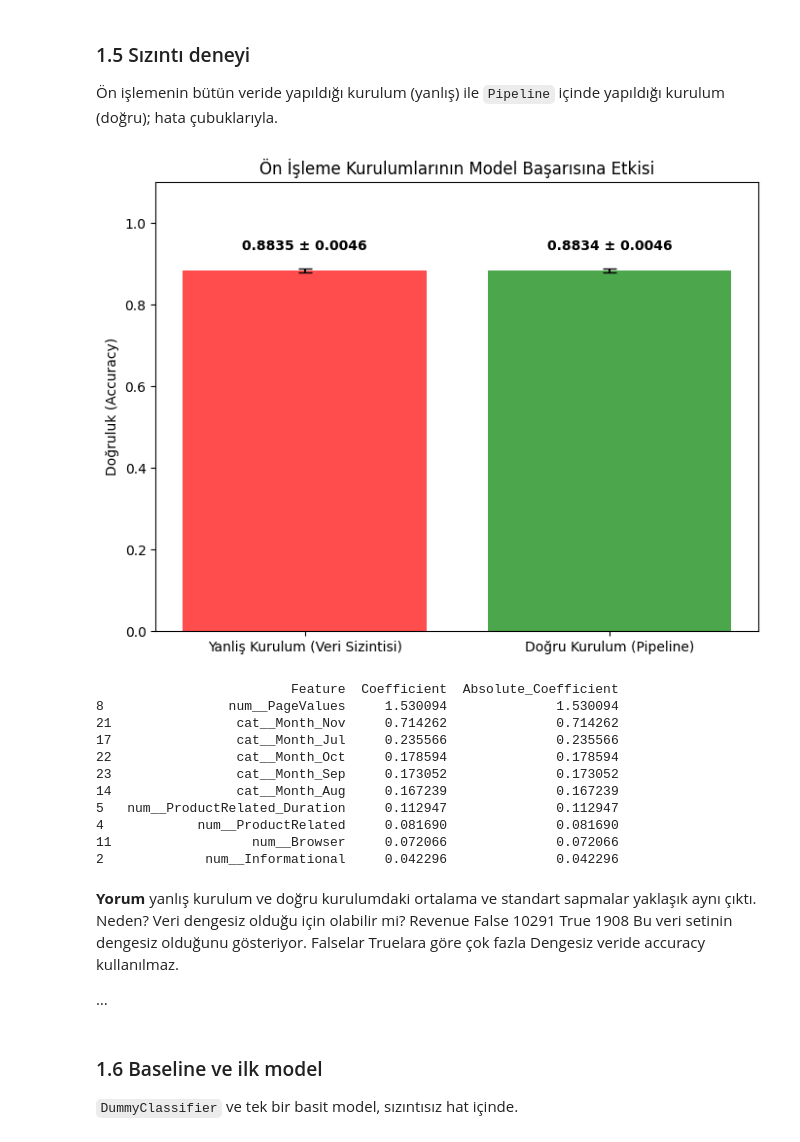
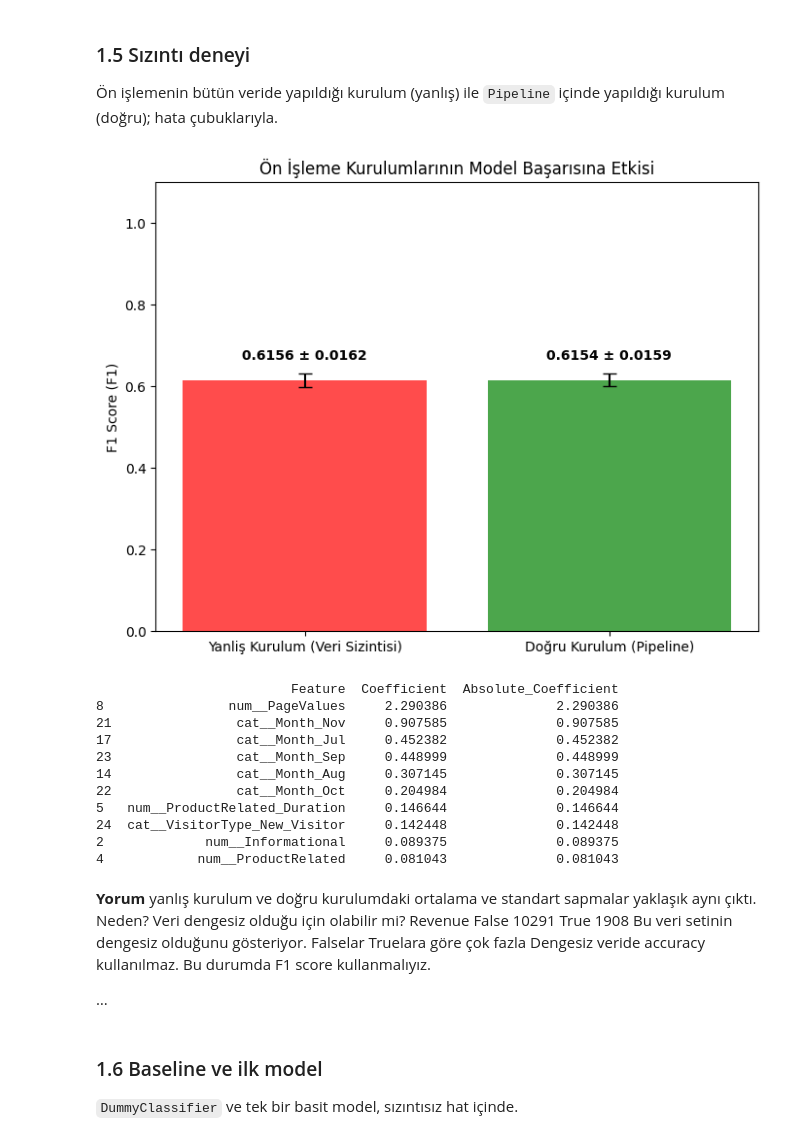
Before and after one commit to belginbyavuz/BIL545_Proje1_V1, a Jupyter notebook: BIL545_Proje1_V1.ipynb, the cells around one changed output. Saved outputs shown, nothing was run; the diff lists cells and outputs as text; code cells hidden in the pictures.

```diff
--- a/BIL545_Proje1_V1.ipynb
+++ b/BIL545_Proje1_V1.ipynb
@@ -425,41 +420,42 @@ cv = RepeatedStratifiedKFold(n_splits=5, n_repeats=5, random_state=SEED)
 
 # Yanlış Kurulum (Ön işleme tüm veri setinde yapılıyor)
 X_processed_all = preprocessor.fit_transform(X)
-model_wrong = LogisticRegression(max_iter=1000)
-scores_wrong = cross_val_score(model_wrong, X_processed_all, y, cv=cv, scoring='accuracy')
+model_wrong = LogisticRegression(class_weight='balanced', max_iter=1000)
+#Metric accuracy yerine F1 yapıldı. (Ddengesiz veri olduğu tespit edildikten sonra)(6.haftada hoca dikkatlice dinlendikten sonra)
+scores_wrong = cross_val_score(model_wrong, X_processed_all, y, cv=cv, scoring='f1')
 # Veriyi 5'e bölüp 5 tekrarlı çalıştırdığım için 25 tane score elde ettim
 
 # Doğru Kurulum (Ön işleme pipeline içinde yapılıyor)
 pipeline = Pipeline([
     ('preprocessor', preprocessor),
-    ('classifier', LogisticRegression(max_iter=1000))
+    ('classifier', LogisticRegression(class_weight='balanced', max_iter=1000))
 ])
-scores_right = cross_val_score(pipeline, X, y, cv=cv, scoring='accuracy')
+scores_right = cross_val_score(pipeline, X, y, cv=cv, scoring='f1')
 
 
 #ortalama, standart sapmayı hesaplayalım
 mean_wrong, std_wrong = np.mean(scores_wrong), np.std(scores_wrong)
 mean_right, std_right = np.mean(scores_right), np.std(scores_right)
 
 #print(mean_wrong,mean_right, std_wrong, std_right)
 
 # Grafik üzerinde hata çubuklarıyla gösterilmesi
 labels = ['Yanliş Kurulum (Veri Sizintisi)', 'Doğru Kurulum (Pipeline)']
 means = [mean_wrong, mean_right]
 stds = [std_wrong, std_right]
 
 plt.figure(figsize=(8, 6))
 plt.bar(labels, means, yerr=stds, capsize=5, color=['red', 'green'], alpha=0.7)
-plt.ylabel('Doğruluk (Accuracy)')
+plt.ylabel('F1 Score (F1)')
 plt.title('Ön İşleme Kurulumlarının Model Başarısına Etkisi')
 plt.ylim(0, 1.1)
 
 for i, v in enumerate(means):
     plt.text(i, v + 0.05, f"{v:.4f} ± {stds[i]:.4f}", ha='center', fontweight='bold')
 
 plt.show()
 # %% [output]
-[figure, old version]
+[figure, new version]
 # %%
 #Bölüm 3.2'de Birliktelik Analizinde aralarında güçlü bağ olan özniteliklerle Doğru kurulumdaki(pipeline içinde Logistic regresyon Algortmasi)
 # Modelin en yüksek katsayı değerlerine sahip özniteliklerle karşılaştırmasını yapabilmek için bu kodu yazıyorum
@@ -482,23 +478,23 @@ top_features = coef_df.sort_values(by='Coefficient', ascending=False).head(10)
 print(top_features)
 # %% [output]
                          Feature  Coefficient  Absolute_Coefficient
-8                num__PageValues     1.530094              1.530094
-21                cat__Month_Nov     0.714262              0.714262
-17                cat__Month_Jul     0.235566              0.235566
-22                cat__Month_Oct     0.178594              0.178594
-23                cat__Month_Sep     0.173052              0.173052
-14                cat__Month_Aug     0.167239              0.167239
-5   num__ProductRelated_Duration     0.112947              0.112947
-4            num__ProductRelated     0.081690              0.081690
-11                  num__Browser     0.072066              0.072066
-2             num__Informational     0.042296              0.042296
+8                num__PageValues     2.290386              2.290386
+21                cat__Month_Nov     0.907585              0.907585
+17                cat__Month_Jul     0.452382              0.452382
+23                cat__Month_Sep     0.448999              0.448999
+14                cat__Month_Aug     0.307145              0.307145
+22                cat__Month_Oct     0.204984              0.204984
+5   num__ProductRelated_Duration     0.146644              0.146644
+24  cat__VisitorType_New_Visitor     0.142448              0.142448
+2             num__Informational     0.089375              0.089375
+4            num__ProductRelated     0.081043              0.081043
 # %% [markdown]
 **Yorum**  yanlış kurulum ve doğru kurulumdaki ortalama ve standart sapmalar yaklaşık aynı çıktı. Neden? Veri dengesiz olduğu için olabilir mi?
 Revenue
 False    10291
 True      1908
 Bu veri setinin dengesiz olduğunu gösteriyor. Falselar Truelara göre çok fazla
-Dengesiz veride accuracy kullanılmaz.
+Dengesiz veride accuracy kullanılmaz. Bu durumda F1 score kullanmalıyız.
 
 …
 # %% [markdown]
```
Also changed, not shown: parts of 8 cells of this notebook.
